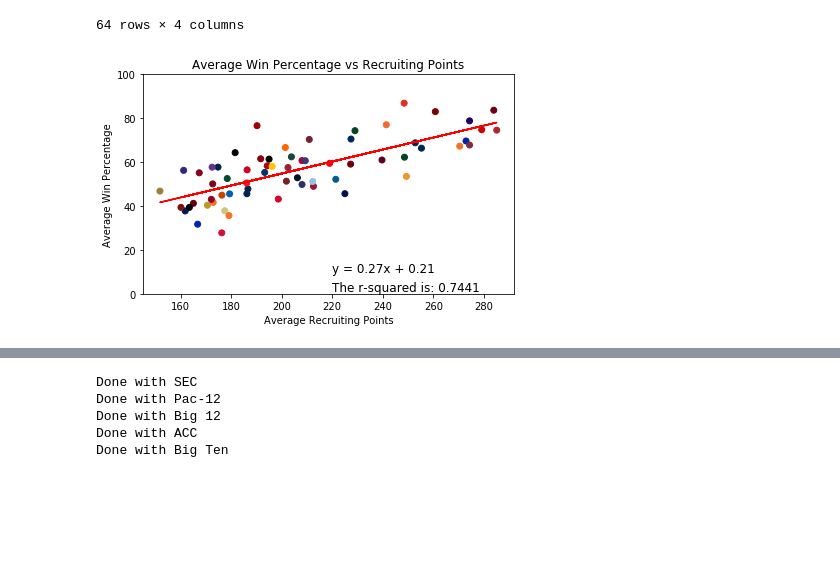
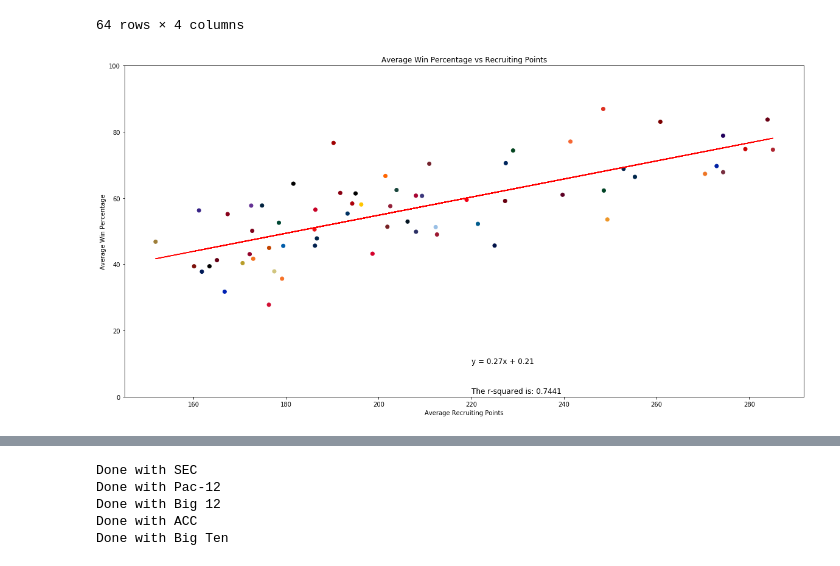
Before and after one commit to bdowd91/Project-1, a Jupyter notebook: recruitingAnalysis.ipynb, the cells around one changed output, grey strips where cells are left out. Saved outputs shown, nothing was run; the diff lists cells and outputs as text; code cells hidden in the pictures; blank space fills up the shorter version.

Commit message:
fix figure for avg win vs avg points

```diff
--- a/recruitingAnalysis.ipynb
+++ b/recruitingAnalysis.ipynb
@@ -47,19 +47,20 @@ groupedStats
 # %%
 # create scatter/line plot of average win percentage vs average recruiting points
 xvalues = groupedStats['avgPoints']
 yvalues = groupedStats['avgWinPct']
 (slope, intercept, rvalue, pvalue, stderr) = stats.linregress(xvalues, yvalues)
 regress_values = xvalues * slope + intercept
 line_eq = "y = " + str(round(slope,2)) + "x + " + str(round(intercept,2))
+plt.figure(figsize=(20,10))
 plt.scatter(xvalues,yvalues,color=groupedStats['color'])
 plt.plot(xvalues,regress_values,"r-")
 plt.annotate(line_eq,(220,10),fontsize=12,color="black")
 plt.annotate(f"The r-squared is: {round(rvalue,4)}",(220,1),fontsize=12,color="black")
 plt.title('Average Win Percentage vs Recruiting Points')
 plt.xlabel('Average Recruiting Points')
 plt.ylabel('Average Win Percentage')
 plt.ylim(0,100)
-plt.tight_layout()
-plt.show()
+# save figure
+plt.savefig("Figures/AverageWinPctVsRecruitingPts.png")
 # %% [output]
-[figure, old version]
+[figure, new version]
```
Also changed, not shown: parts of 1 cell of this notebook, 1 other file.
